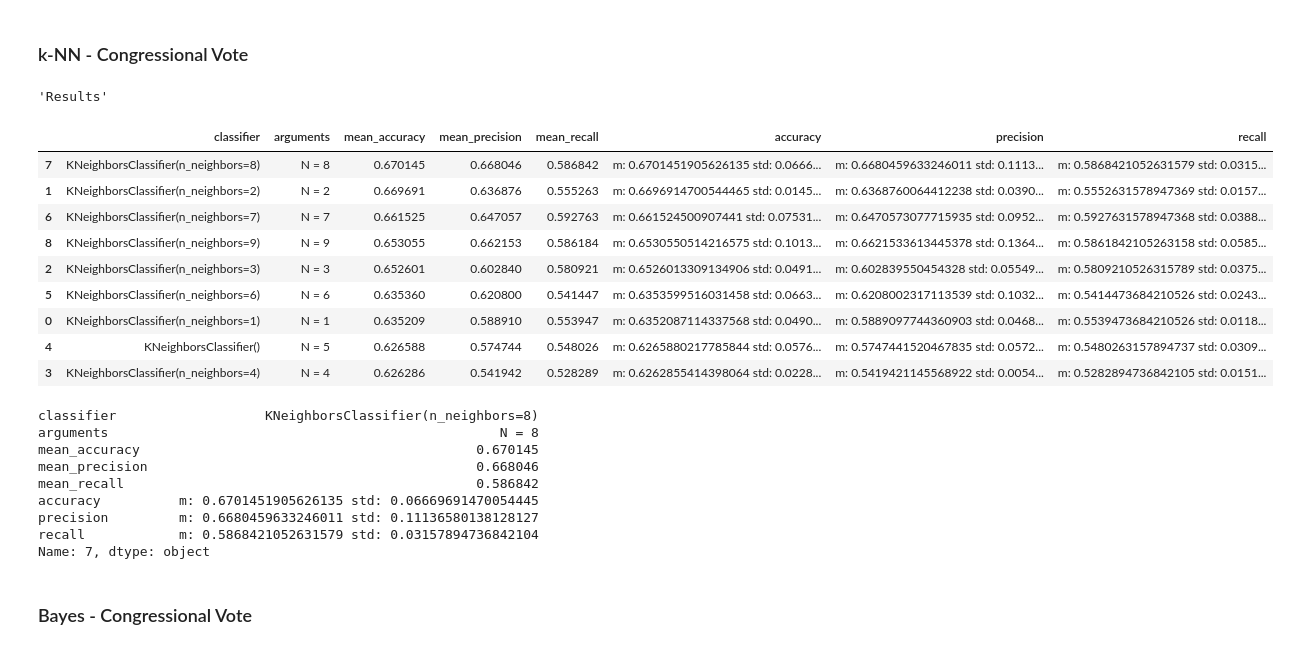
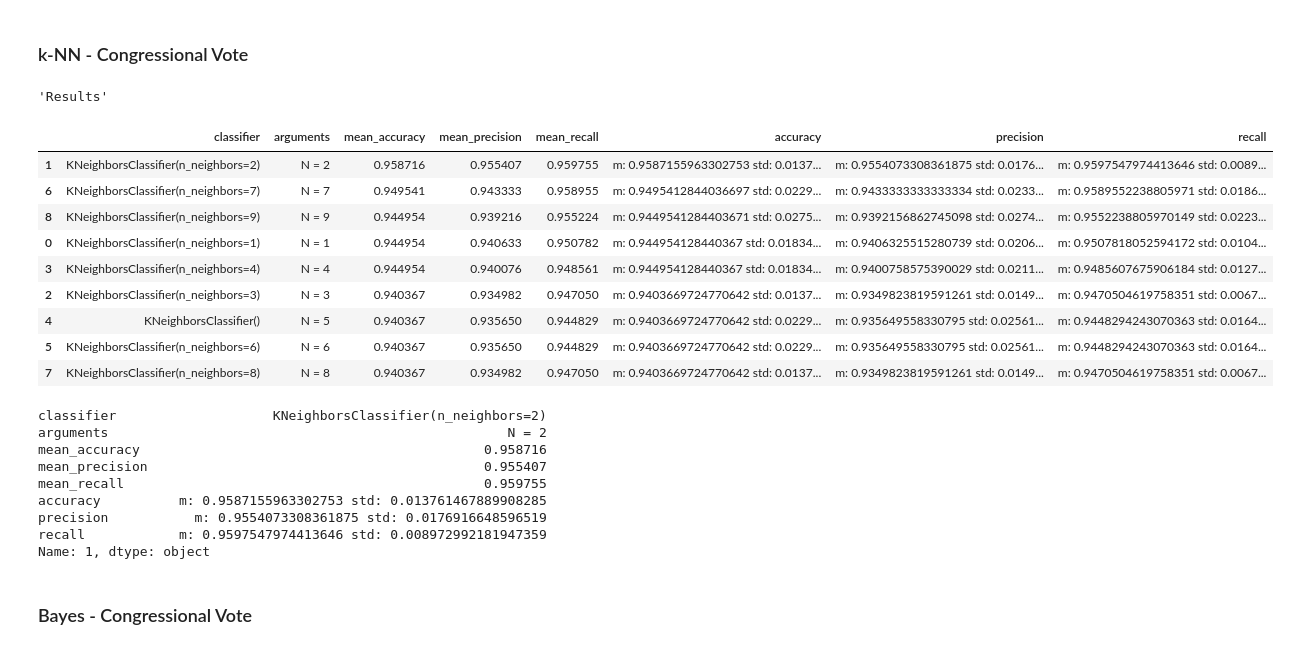
Before and after one commit to kocmana/tw_mle_exercise3, a Jupyter notebook: tw_mle_exercise3.ipynb, the cells around one changed output. Saved outputs shown, nothing was run; the diff lists cells and outputs as text; code cells hidden in the pictures.

Commit message:
Solution

```diff
--- a/tw_mle_exercise3.ipynb
+++ b/tw_mle_exercise3.ipynb
@@ -294,0 +248,34 @@ X_train, X_test, y_train, y_test = train_test_split(votingDataLearn[votingDataLe
+# %%
+#Recode values for predicting variables
+def recode_voting_data(dataset):
+    dataset = dataset.replace('y', 1)\
+        .replace('n', 0)\
+        .replace('democrat', 2)\
+        .replace('republican', 3)
+    dataset.loc[:, dataset.columns != "ID"] = dataset.loc[:, dataset.columns != "ID"].astype('category')
+    return pd.DataFrame(dataset, columns=dataset.columns)
+
+#Imput missing values
+def input_missing_values(data):
+    columns = data.columns
+    imp = IterativeImputer(max_iter=10, random_state=0)
+    imp.fit(data.loc[:, data.columns != "ID"])
+    data.loc[:, data.columns != "ID"] = np.round(imp.transform(data.loc[:, data.columns != "ID"]))
+    data.loc[:, data.columns != "ID"] = data.loc[:, data.columns != "ID"].apply(lambda x: x.astype('int'))
+    data.loc[:, data.columns != "ID"] = data.loc[:, data.columns != "ID"].astype('category')
+    return pd.DataFrame(data, columns=columns)
+
+#Read Data
+votingDataLearn = pd.read_csv("data/voting/CongressionalVotingID.shuf.lrn.csv", na_values='unknown')
+votingDataSolutionExample = pd.read_csv("data/voting/CongressionalVotingID.shuf.sol.ex.csv", na_values='unknown')
+votingDataTest = pd.read_csv("data/voting/CongressionalVotingID.shuf.tes.csv", na_values='unknown')
+display("Original Data", votingDataLearn)
+
+#Recode values
+votingDataLearn = recode_voting_data(votingDataLearn)
+votingDataLearn = input_missing_values(votingDataLearn)
+
+display("Recoded Data", votingDataLearn)
+
+display("Data: ", votingDataLearn[votingDataLearn.columns[2:18]])
+display("Target: ", votingDataLearn["class"])
@@ -295,32 +339,32 @@ X_train, X_test, y_train, y_test = train_test_split(votingDataLearn[votingDataLe
 # %% [markdown]
 ### k-NN - Congressional Vote
 # %%
-knn_results = calculate_knn(votingDataLearn[votingDataLearn.columns[2:17]],
-                            votingDataLearn[votingDataLearn.columns[1]])
-overall_results_vote.extend(knn_results)
+knn_results_vote = calculate_knn(votingDataLearn[votingDataLearn.columns[2:18]],
+                                 votingDataLearn["class"])
+overall_results_vote.extend(knn_results_vote)
 
-print_results(knn_results, "mean_accuracy")
+print_results(knn_results_vote, "mean_accuracy")
 # %% [output]
 'Results'
 |  | classifier | arguments | mean_accuracy | mean_precision | mean_recall | accuracy | precision | recall |
-| 7 | KNeighborsClassifier(n_neighbors=8) | N = 8 | 0.670145 | 0.668046 | 0.586842 | m: 0.6701451905626135 std: 0.0666... | m: 0.6680459633246011 std: 0.1113... | m: 0.5868421052631579 std: 0.0315... |
-| 1 | KNeighborsClassifier(n_neighbors=2) | N = 2 | 0.669691 | 0.636876 | 0.555263 | m: 0.6696914700544465 std: 0.0145... | m: 0.6368760064412238 std: 0.0390... | m: 0.5552631578947369 std: 0.0157... |
-| 6 | KNeighborsClassifier(n_neighbors=7) | N = 7 | 0.661525 | 0.647057 | 0.592763 | m: 0.661524500907441 std: 0.07531... | m: 0.6470573077715935 std: 0.0952... | m: 0.5927631578947368 std: 0.0388... |
-| 8 | KNeighborsClassifier(n_neighbors=9) | N = 9 | 0.653055 | 0.662153 | 0.586184 | m: 0.6530550514216575 std: 0.1013... | m: 0.6621533613445378 std: 0.1364... | m: 0.5861842105263158 std: 0.0585... |
-| 2 | KNeighborsClassifier(n_neighbors=3) | N = 3 | 0.652601 | 0.602840 | 0.580921 | m: 0.6526013309134906 std: 0.0491... | m: 0.602839550454328 std: 0.05549... | m: 0.5809210526315789 std: 0.0375... |
-| 5 | KNeighborsClassifier(n_neighbors=6) | N = 6 | 0.635360 | 0.620800 | 0.541447 | m: 0.6353599516031458 std: 0.0663... | m: 0.6208002317113539 std: 0.1032... | m: 0.5414473684210526 std: 0.0243... |
-| 0 | KNeighborsClassifier(n_neighbors=1) | N = 1 | 0.635209 | 0.588910 | 0.553947 | m: 0.6352087114337568 std: 0.0490... | m: 0.5889097744360903 std: 0.0468... | m: 0.5539473684210526 std: 0.0118... |
-| 4 | KNeighborsClassifier() | N = 5 | 0.626588 | 0.574744 | 0.548026 | m: 0.6265880217785844 std: 0.0576... | m: 0.5747441520467835 std: 0.0572... | m: 0.5480263157894737 std: 0.0309... |
-| 3 | KNeighborsClassifier(n_neighbors=4) | N = 4 | 0.626286 | 0.541942 | 0.528289 | m: 0.6262855414398064 std: 0.0228... | m: 0.5419421145568922 std: 0.0054... | m: 0.5282894736842105 std: 0.0151... |
+| 1 | KNeighborsClassifier(n_neighbors=2) | N = 2 | 0.958716 | 0.955407 | 0.959755 | m: 0.9587155963302753 std: 0.0137... | m: 0.9554073308361875 std: 0.0176... | m: 0.9597547974413646 std: 0.0089... |
+| 6 | KNeighborsClassifier(n_neighbors=7) | N = 7 | 0.949541 | 0.943333 | 0.958955 | m: 0.9495412844036697 std: 0.0229... | m: 0.9433333333333334 std: 0.0233... | m: 0.9589552238805971 std: 0.0186... |
+| 8 | KNeighborsClassifier(n_neighbors=9) | N = 9 | 0.944954 | 0.939216 | 0.955224 | m: 0.9449541284403671 std: 0.0275... | m: 0.9392156862745098 std: 0.0274... | m: 0.9552238805970149 std: 0.0223... |
+| 0 | KNeighborsClassifier(n_neighbors=1) | N = 1 | 0.944954 | 0.940633 | 0.950782 | m: 0.944954128440367 std: 0.01834... | m: 0.9406325515280739 std: 0.0206... | m: 0.9507818052594172 std: 0.0104... |
+| 3 | KNeighborsClassifier(n_neighbors=4) | N = 4 | 0.944954 | 0.940076 | 0.948561 | m: 0.944954128440367 std: 0.01834... | m: 0.9400758575390029 std: 0.0211... | m: 0.9485607675906184 std: 0.0127... |
+| 2 | KNeighborsClassifier(n_neighbors=3) | N = 3 | 0.940367 | 0.934982 | 0.947050 | m: 0.9403669724770642 std: 0.0137... | m: 0.9349823819591261 std: 0.0149... | m: 0.9470504619758351 std: 0.0067... |
+| 4 | KNeighborsClassifier() | N = 5 | 0.940367 | 0.935650 | 0.944829 | m: 0.9403669724770642 std: 0.0229... | m: 0.935649558330795 std: 0.02561... | m: 0.9448294243070363 std: 0.0164... |
+| 5 | KNeighborsClassifier(n_neighbors=6) | N = 6 | 0.940367 | 0.935650 | 0.944829 | m: 0.9403669724770642 std: 0.0229... | m: 0.935649558330795 std: 0.02561... | m: 0.9448294243070363 std: 0.0164... |
+| 7 | KNeighborsClassifier(n_neighbors=8) | N = 8 | 0.940367 | 0.934982 | 0.947050 | m: 0.9403669724770642 std: 0.0137... | m: 0.9349823819591261 std: 0.0149... | m: 0.9470504619758351 std: 0.0067... |
-classifier                   KNeighborsClassifier(n_neighbors=8)
-arguments                                                  N = 8
-mean_accuracy                                           0.670145
-mean_precision                                          0.668046
-mean_recall                                             0.586842
-accuracy          m: 0.6701451905626135 std: 0.06669691470054445
-precision         m: 0.6680459633246011 std: 0.11136580138128127
-recall            m: 0.5868421052631579 std: 0.03157894736842104
-Name: 7, dtype: object
+classifier                    KNeighborsClassifier(n_neighbors=2)
+arguments                                                   N = 2
+mean_accuracy                                            0.958716
+mean_precision                                           0.955407
+mean_recall                                              0.959755
+accuracy          m: 0.9587155963302753 std: 0.013761467889908285
+precision           m: 0.9554073308361875 std: 0.0176916648596519
+recall            m: 0.9597547974413646 std: 0.008972992181947359
+Name: 1, dtype: object
 # %% [markdown]
 ### Bayes - Congressional Vote
 # %%
```
Also changed, not shown: parts of 18 cells of this notebook, 2 other files.
